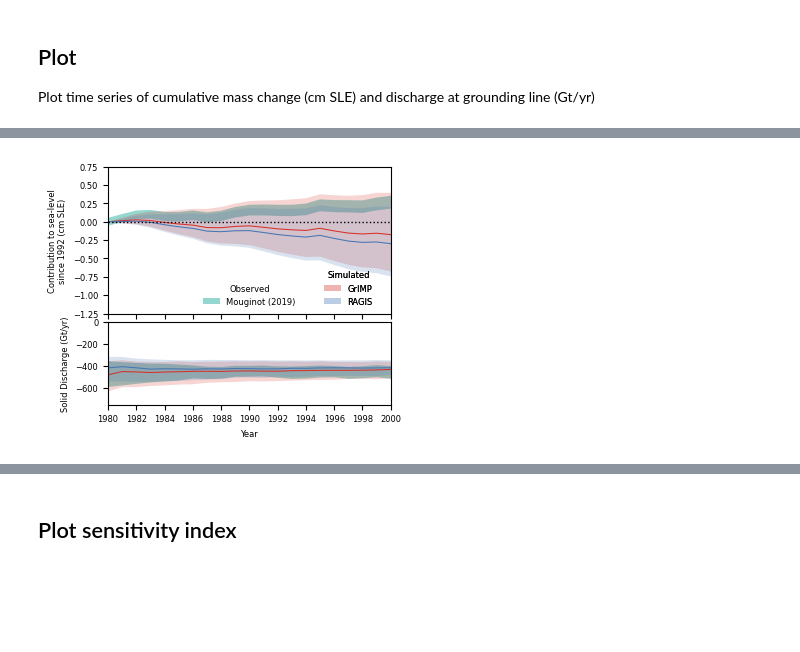
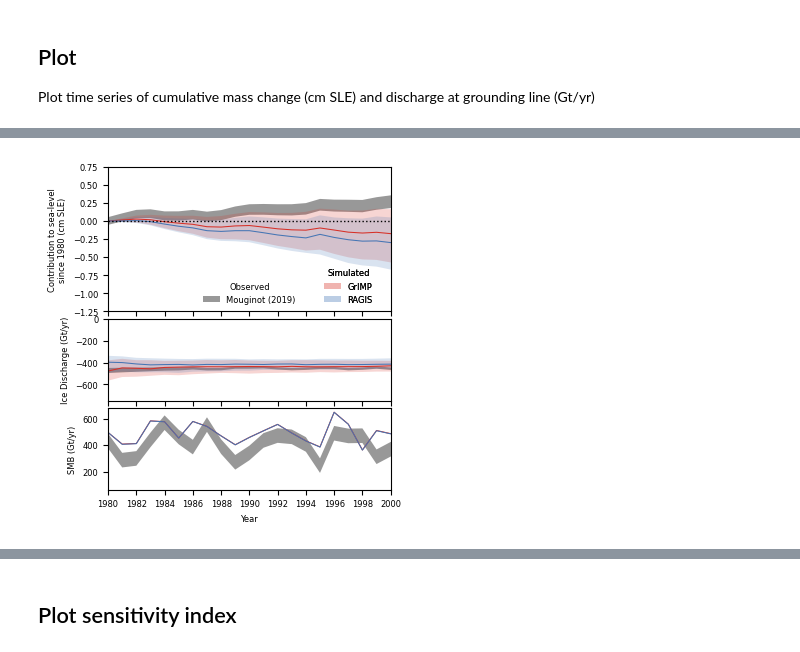
Before and after one commit to pism/pism-ragis, a Jupyter notebook: notebooks/analyze_ensembles.ipynb, the cells around one changed output, grey strips where cells are left out. Cells and saved outputs as stored; diff of their text form; code cells hidden in the pictures; blank space fills up the shorter version.

```diff
--- a/notebooks/analyze_ensembles.ipynb
+++ b/notebooks/analyze_ensembles.ipynb
@@ -340,18 +384,19 @@ fig.savefig(fig_dir / "ragis-comp_scalar_1980-2020.png", dpi=600)
 # %%
 imbie[[discharge_uncertainty_varname]].mean() / mou_gis[[discharge_uncertainty_varname]].mean()
 sigma_mass = 1
-sigma_discharge = 5
+sigma_discharge = 1
+sigma_smb = 1
 plot_experiments = [experiments[0], experiments[1]]
 
 plt.rc('font', size=6)
 plt.style.use("tableau-colorblind10")
 
-fig, axs = plt.subplots(nrows=2, ncols=1, sharex="col", figsize=(3.6, 2.8), height_ratios=[16, 9])
+fig, axs = plt.subplots(nrows=3, ncols=1, sharex="col", figsize=(3.6, 3.8), height_ratios=[16, 9, 9])
 fig.subplots_adjust(wspace=0, hspace=0.075, bottom=0.125, top=0.975, left=0.175, right=0.96)
 
 
 for obs, o, obs_color, obs_loc, obs_alpha  in zip([mou_gis], ["Mouginot (2019)"],
-                                       [mou_color], [(0.5, 0.0)], [0.8]):
+                                       [mou_color], [(0.5, 0.0)], [0.5]):
     if mass_varname in obs:
         obs_ci = axs[0].fill_between(obs["Date"],
                         (obs[mass_varname] + sigma_mass * obs[mass_uncertainty_varname]),
@@ -360,6 +405,10 @@ for obs, o, obs_color, obs_loc, obs_alpha  in zip([mou_gis], ["Mouginot (2019)"]
     axs[1].fill_between(obs["Date"],
                     (obs[discharge_varname] + sigma_discharge * obs[discharge_uncertainty_varname]),
                     (obs[discharge_varname] - sigma_discharge * obs[discharge_uncertainty_varname]),
+                    ls="solid", color=obs_color, lw=0, alpha=obs_alpha)
+    axs[2].fill_between(obs["Date"],
+                    (obs[smb_varname] + sigma_smb * obs[smb_uncertainty_varname]),
+                    (obs[smb_varname] - sigma_smb * obs[smb_uncertainty_varname]),
                     ls="solid", color=obs_color, lw=0, alpha=obs_alpha)
 
     legend_obs = axs[0].legend(handles=[obs_ci], loc="lower center", bbox_to_anchor=obs_loc,
@@ -373,45 +422,47 @@ sims_cis = []
 sims_lines = []
 for k, exp in enumerate(plot_experiments):
     df = exp["data_df"]
-    q_05 = df.groupby(by="time").quantile(0.05, numeric_only=True)
+    q_16 = df.groupby(by="time").quantile(0.16, numeric_only=True)
     q_50 = df.groupby(by="time").quantile(0.50, numeric_only=True)
-    q_95 = df.groupby(by="time").quantile(0.95, numeric_only=True)
+    q_84 = df.groupby(by="time").quantile(0.84, numeric_only=True)
     sims_line = axs[0].plot(q_50.index, q_50[mass_varname], color=sim_colors[k], alpha=1.0, lw=0.75)
     axs[1].plot(q_50.index, q_50[discharge_varname], color=sim_colors[k], alpha=1.0, lw=0.75)
-    sims_ci = axs[0].fill_between(q_05.index, q_05[mass_varname],
-                        q_95[mass_varname], color=sim_colors[k], alpha=0.2, lw=0, label=exp["Experiment"])
-    axs[1].fill_between(q_05.index, q_05[discharge_varname],
-                        q_95[discharge_varname], color=sim_colors[k], alpha=0.2, lw=0)
+    axs[2].plot(q_50.index, q_50[smb_varname], color=sim_colors[k], alpha=1.0, lw=0.75)
+    sims_ci = axs[0].fill_between(q_16.index, q_16[mass_varname],
+                        q_84[mass_varname], color=sim_colors[k], alpha=0.2, lw=0, label=exp["Experiment"])
+    axs[1].fill_between(q_16.index, q_16[discharge_varname],
+                        q_84[discharge_varname], color=sim_colors[k], alpha=0.2, lw=0)
+    axs[2].fill_between(q_16.index, q_16[smb_varname],
+                        q_84[smb_varname], color=sim_colors[k], alpha=0.2, lw=0)
     sims_cis.append(sims_ci)
     sims_lines.append(sims_line[0])
 
 if len(sims_cis) < 4:
     ncols = 1
 else:
     ncols = 2
 legend_sims = axs[0].legend(handles=sims_cis, loc="lower center", bbox_to_anchor=[0.85, .0],
                            title=f"Simulated", ncols=ncols)
 legend_sims.get_frame().set_linewidth(0.0)
 legend_sims.get_frame().set_alpha(0.0)
 axs[0].add_artist(legend_sims)
 
 
 fig.set_facecolor(bg_color)
 for ax in axs:
     ax.set_facecolor(bg_color)
 fig.set_facecolor(bg_color)
 
 axs[0].axhline(0, color="k", ls="dotted", lw=1.0)
 axs[0].set_xlabel("")
-axs[0].set_ylabel("Contribution to sea-level\nsince 1992 (cm SLE)")
+axs[0].set_ylabel("Contribution to sea-level\nsince 1980 (cm SLE)")
 axs[-1].set_xlabel("Year")
-axs[1].set_ylabel("Solid Discharge (Gt/yr)")
-axs[0].set_xlim(pd.to_datetime("1980-1-1"), pd.to_datetime("2020-1-1"))
+axs[1].set_ylabel("Ice Discharge (Gt/yr)")
+axs[2].set_ylabel("SMB (Gt/yr)")
 axs[0].set_ylim(-1.25, 0.75)
 axs[1].set_ylim(-750, 0)
-
 axs[0].set_xlim(pd.to_datetime("1980-1-1"), pd.to_datetime("2000-1-1"))
-fig.savefig(fig_dir / "ragis-comp_scalar_1980-2000.pdf")
-fig.savefig(fig_dir / "ragis-comp_scalar_1980-2000.png", dpi=600)
+fig.savefig(fig_dir / "ragis-comp-3_scalar_1980-2000.pdf")
+fig.savefig(fig_dir / "ragis-comp-3_scalar_1980-2000.png", dpi=600)
 # %% [output]
-[figure, old version]
+[figure, new version]
```
Also changed, not shown: parts of 38 cells of this notebook, 2 other files.
